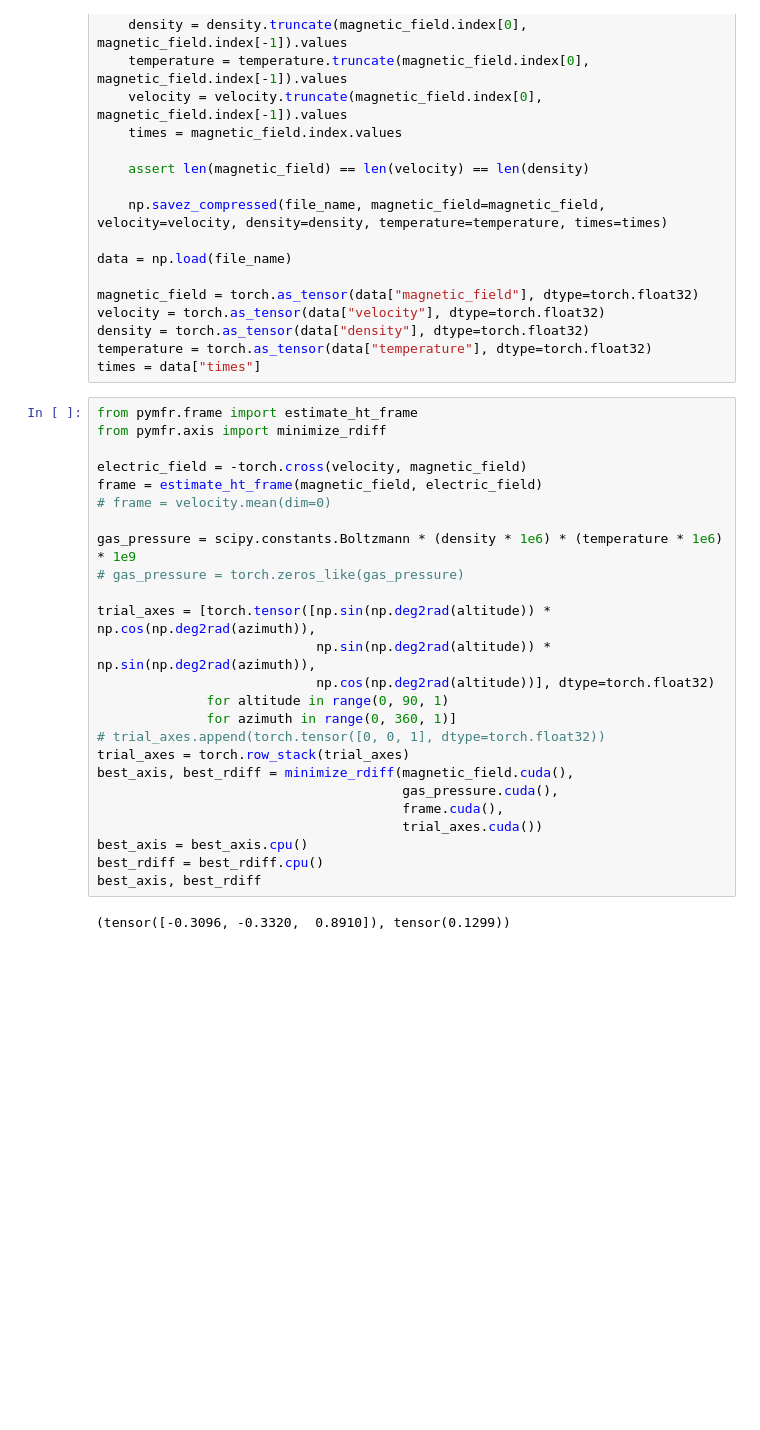
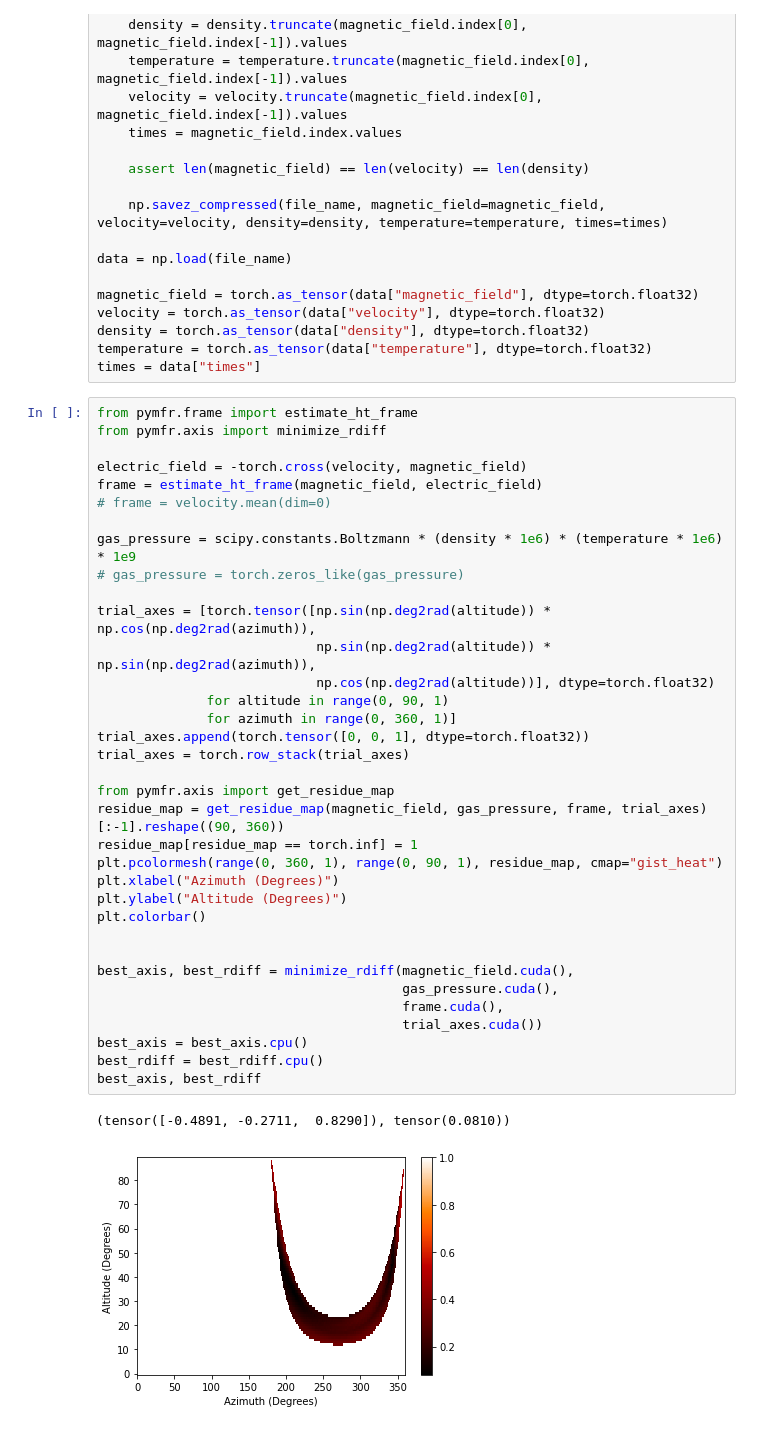
Before and after one commit to hafarooki/pymfr, a Jupyter notebook: demo/wind_axis.ipynb, the cells around one changed output. Drawn from its saved outputs; the diff is of its cells as text; blank space fills up the shorter version.

```diff
--- a/demo/wind_axis.ipynb
+++ b/demo/wind_axis.ipynb
@@ -72,30 +72,41 @@ times = data["times"]
 # %%
 from pymfr.frame import estimate_ht_frame
 from pymfr.axis import minimize_rdiff
 
 electric_field = -torch.cross(velocity, magnetic_field)
 frame = estimate_ht_frame(magnetic_field, electric_field)
 # frame = velocity.mean(dim=0)
 
 gas_pressure = scipy.constants.Boltzmann * (density * 1e6) * (temperature * 1e6) * 1e9
 # gas_pressure = torch.zeros_like(gas_pressure)
 
 trial_axes = [torch.tensor([np.sin(np.deg2rad(altitude)) * np.cos(np.deg2rad(azimuth)),
                             np.sin(np.deg2rad(altitude)) * np.sin(np.deg2rad(azimuth)),
                             np.cos(np.deg2rad(altitude))], dtype=torch.float32)
               for altitude in range(0, 90, 1)
               for azimuth in range(0, 360, 1)]
-# trial_axes.append(torch.tensor([0, 0, 1], dtype=torch.float32))
+trial_axes.append(torch.tensor([0, 0, 1], dtype=torch.float32))
 trial_axes = torch.row_stack(trial_axes)
+
+from pymfr.axis import get_residue_map
+residue_map = get_residue_map(magnetic_field, gas_pressure, frame, trial_axes)[:-1].reshape((90, 360))
+residue_map[residue_map == torch.inf] = 1
+plt.pcolormesh(range(0, 360, 1), range(0, 90, 1), residue_map, cmap="gist_heat")
+plt.xlabel("Azimuth (Degrees)")
+plt.ylabel("Altitude (Degrees)")
+plt.colorbar()
+
+
 best_axis, best_rdiff = minimize_rdiff(magnetic_field.cuda(),
                                        gas_pressure.cuda(),
                                        frame.cuda(),
                                        trial_axes.cuda())
 best_axis = best_axis.cpu()
 best_rdiff = best_rdiff.cpu()
 best_axis, best_rdiff
 # %% [output]
-(tensor([-0.3096, -0.3320,  0.8910]), tensor(0.1299))
+(tensor([-0.4891, -0.2711,  0.8290]), tensor(0.0810))
+[figure, added]
 # %%
 trial_axes.shape
 # %% [output]
```
Also changed, not shown: parts of 2 cells of this notebook, 2 other files.
